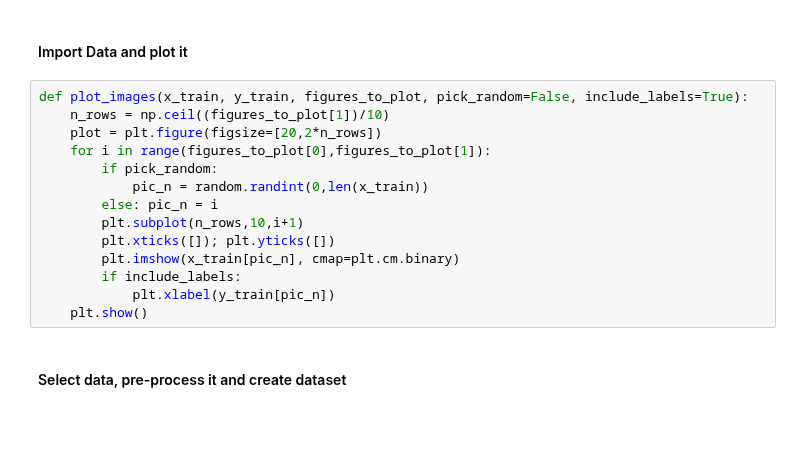
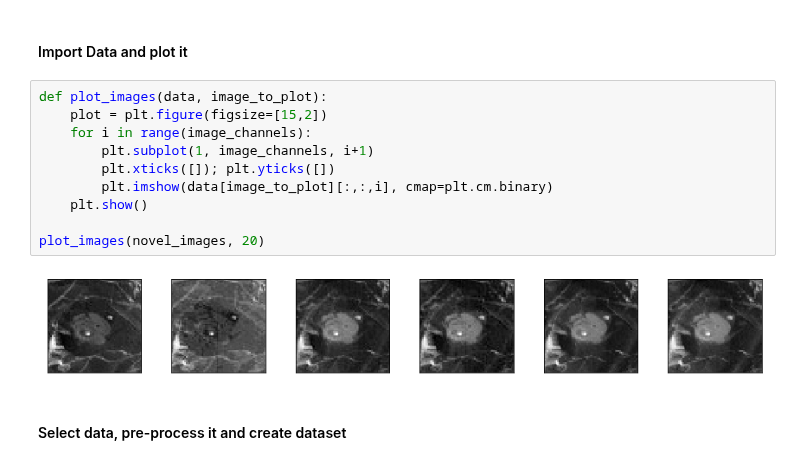
Before and after one commit to lorenzosintini/4YP, a Jupyter notebook: Models_v3/VAE_Novel_NASA.ipynb, the cells around one changed output. Drawn from its saved outputs; the diff is of its cells as text; blank space fills up the shorter version.

```diff
--- a/Models_v3/VAE_Novel_NASA.ipynb
+++ b/Models_v3/VAE_Novel_NASA.ipynb
@@ -35,19 +33,17 @@ Mounted at /content/drive/
 # %% [markdown]
 #### Import Data and plot it
 # %%
-def plot_images(x_train, y_train, figures_to_plot, pick_random=False, include_labels=True):
-    n_rows = np.ceil((figures_to_plot[1])/10)
-    plot = plt.figure(figsize=[20,2*n_rows])
-    for i in range(figures_to_plot[0],figures_to_plot[1]):
-        if pick_random:
-            pic_n = random.randint(0,len(x_train))
-        else: pic_n = i
-        plt.subplot(n_rows,10,i+1)
+def plot_images(data, image_to_plot):
+    plot = plt.figure(figsize=[15,2])
+    for i in range(image_channels):
+        plt.subplot(1, image_channels, i+1)
         plt.xticks([]); plt.yticks([])
-        plt.imshow(x_train[pic_n], cmap=plt.cm.binary)
-        if include_labels:
-            plt.xlabel(y_train[pic_n])
+        plt.imshow(data[image_to_plot][:,:,i], cmap=plt.cm.binary)
     plt.show()
+
+plot_images(novel_images, 20)
+# %% [output]
+[figure, added]
 # %% [markdown]
 #### Select data, pre-process it and create dataset
 # %%
```
Also changed, not shown: parts of 2 cells of this notebook.
